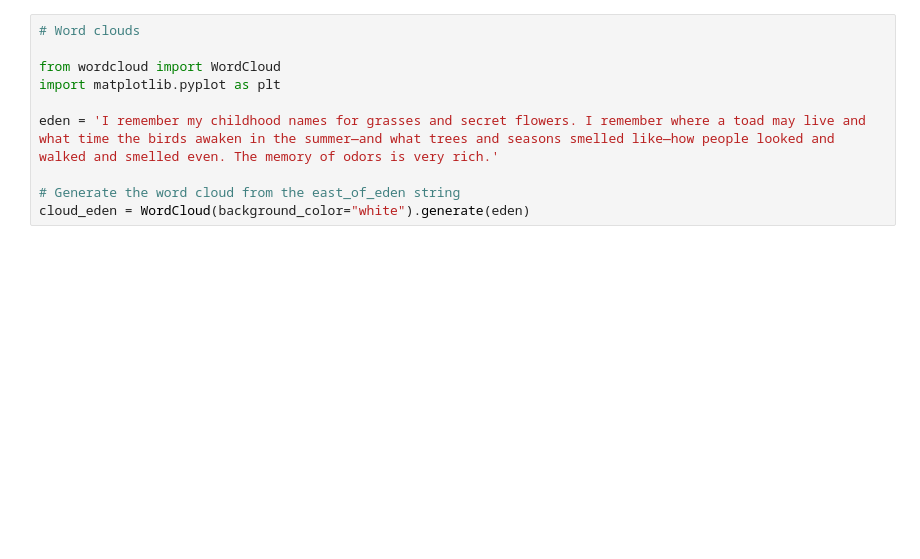
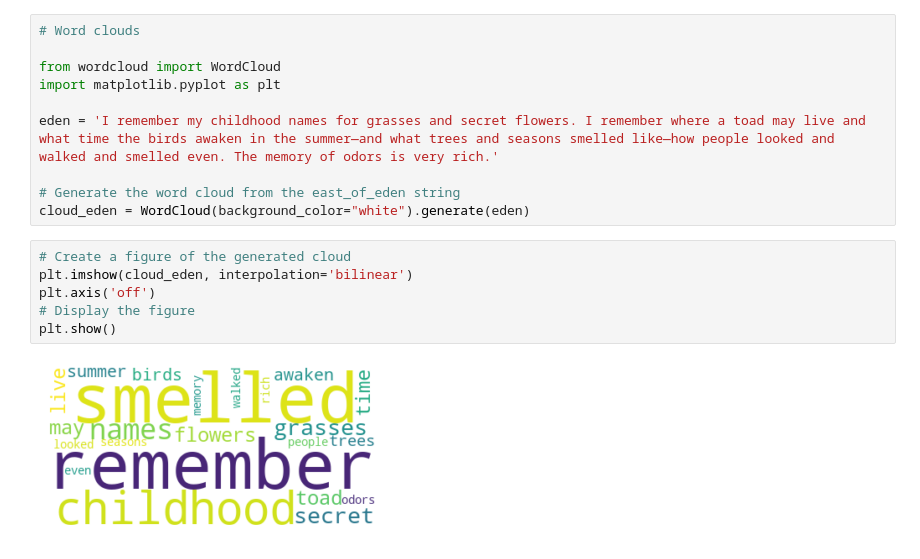
Before and after one commit to BabakBar/Sentiment-Analysis-Adv, a Jupyter notebook: Sentiment intro.ipynb, the cells around one changed output. Saved outputs shown, nothing was run; the diff lists cells and outputs as text; blank space fills up the shorter version.

```diff
--- a/Sentiment intro.ipynb
+++ b/Sentiment intro.ipynb
@@ -104,3 +104,11 @@ eden = 'I remember my childhood names for grasses and secret flowers. I remember
 
 # Generate the word cloud from the east_of_eden string
 cloud_eden = WordCloud(background_color="white").generate(eden)
+# %%
+# Create a figure of the generated cloud
+plt.imshow(cloud_eden, interpolation='bilinear')
+plt.axis('off')
+# Display the figure
+plt.show()
+# %% [output]
+[figure, added]
```
